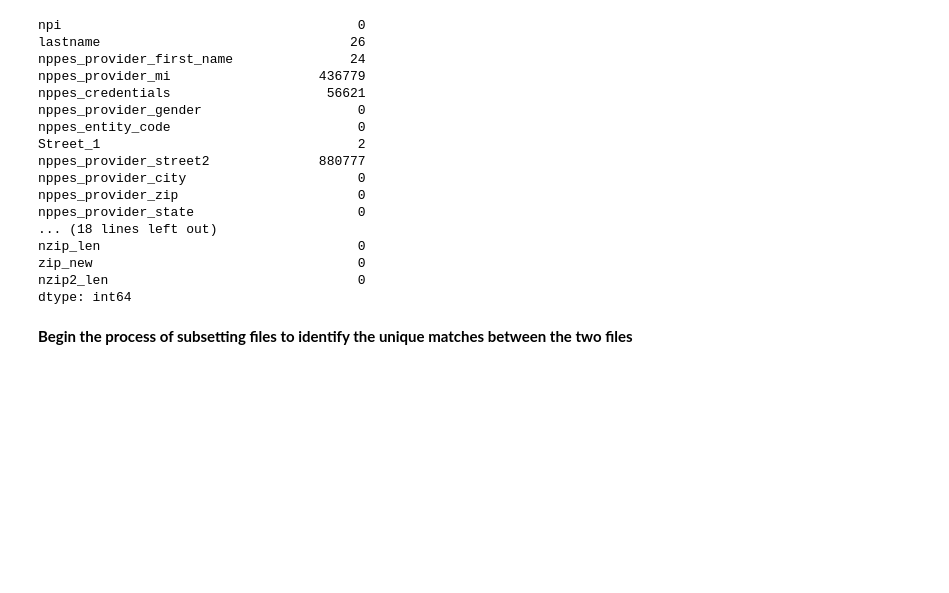
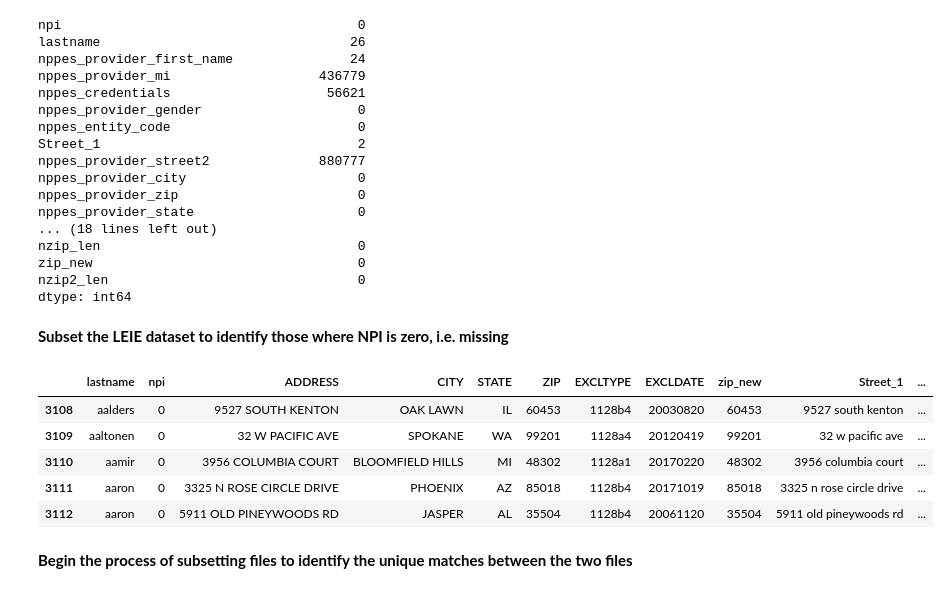
Before and after one commit to radsn/Medicare_anomaly_detection, a Jupyter notebook: capstone_hcpcs10.ipynb, the cells around one changed output. Cells and saved outputs as stored; diff of their text form; code cells hidden in the pictures; blank space fills up the shorter version.

Commit message:
Additional work to match CMS NPIs with LEIE

```diff
--- a/capstone_hcpcs10.ipynb
+++ b/capstone_hcpcs10.ipynb
@@ -1076,0 +1092,2 @@ See the caveats in the documentation: http://pandas.pydata.org/pandas-docs/stabl
+# %%
+leie_ind["Street_1"]= leie_ind["Street_1"].astype(str)
@@ -1076,0 +1096,2 @@ See the caveats in the documentation: http://pandas.pydata.org/pandas-docs/stabl
+# %%
+leie_ind['street1'] = leie_ind['Street_1'].apply(lambda x: " ".join(x for x in x.split() if x not in stop))
@@ -1322,6 +1447,26 @@ nzip_len                                 0
 zip_new                                  0
 nzip2_len                                0
 dtype: int64
+# %% [markdown]
+**Subset the LEIE dataset to identify those where NPI is zero, i.e. missing**
+# %%
+## Identify those rows where NPI is zero
+
+leie_miss_npi = leie_ind[leie_ind.npi == 0]
+# %%
+##Also drop all the pointless colums from LEIE. Keep only npi = 0, excl date, excl type, last name, and address.
+
+leie_ind_red = leie_miss_npi.drop(['FIRSTNAME', 'MIDNAME', 'BUSNAME', 'GENERAL', 'SPECIALTY',
+       'UPIN', 'DOB', 'REINDATE', 'WAIVERDATE', 'WVRSTATE', 'zip_len',], axis=1)
+# %%
+leie_ind_red.head()
+# %% [output]
+|  | lastname | npi | ADDRESS | CITY | STATE | ZIP | EXCLTYPE | EXCLDATE | zip_new | Street_1 | ... |
+| 3108 | aalders | 0 | 9527 SOUTH KENTON | OAK LAWN | IL | 60453 | 1128b4 | 20030820 | 60453 | 9527 south kenton | ... |
+| 3109 | aaltonen | 0 | 32 W PACIFIC AVE | SPOKANE | WA | 99201 | 1128a4 | 20120419 | 99201 | 32 w pacific ave | ... |
+| 3110 | aamir | 0 | 3956 COLUMBIA COURT | BLOOMFIELD HILLS | MI | 48302 | 1128a1 | 20170220 | 48302 | 3956 columbia court | ... |
+| 3111 | aaron | 0 | 3325 N ROSE CIRCLE DRIVE | PHOENIX | AZ | 85018 | 1128b4 | 20171019 | 85018 | 3325 n rose circle drive | ... |
+| 3112 | aaron | 0 | 5911 OLD PINEYWOODS RD | JASPER | AL | 35504 | 1128b4 | 20061120 | 35504 | 5911 old pineywoods rd | ... |
 # %% [markdown]
 **Begin the process of subsetting files to identify the unique matches between the two files**
 # %%
```
Also changed, not shown: parts of 69 cells of this notebook.
